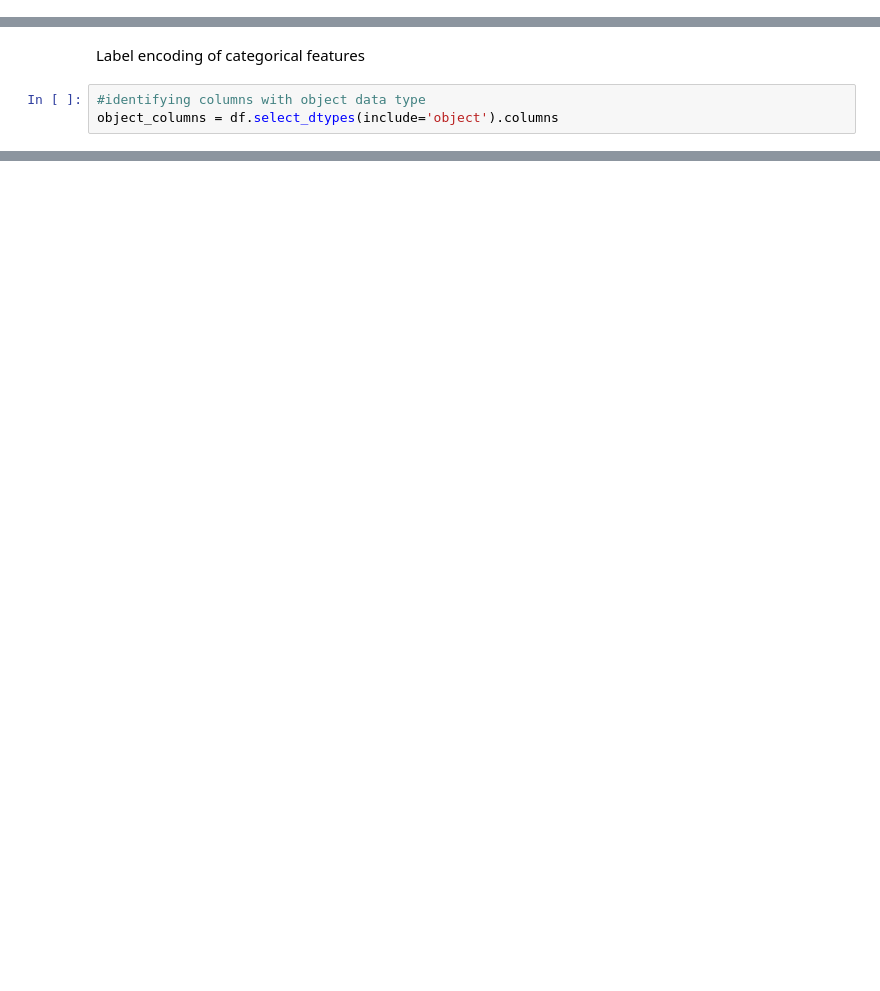
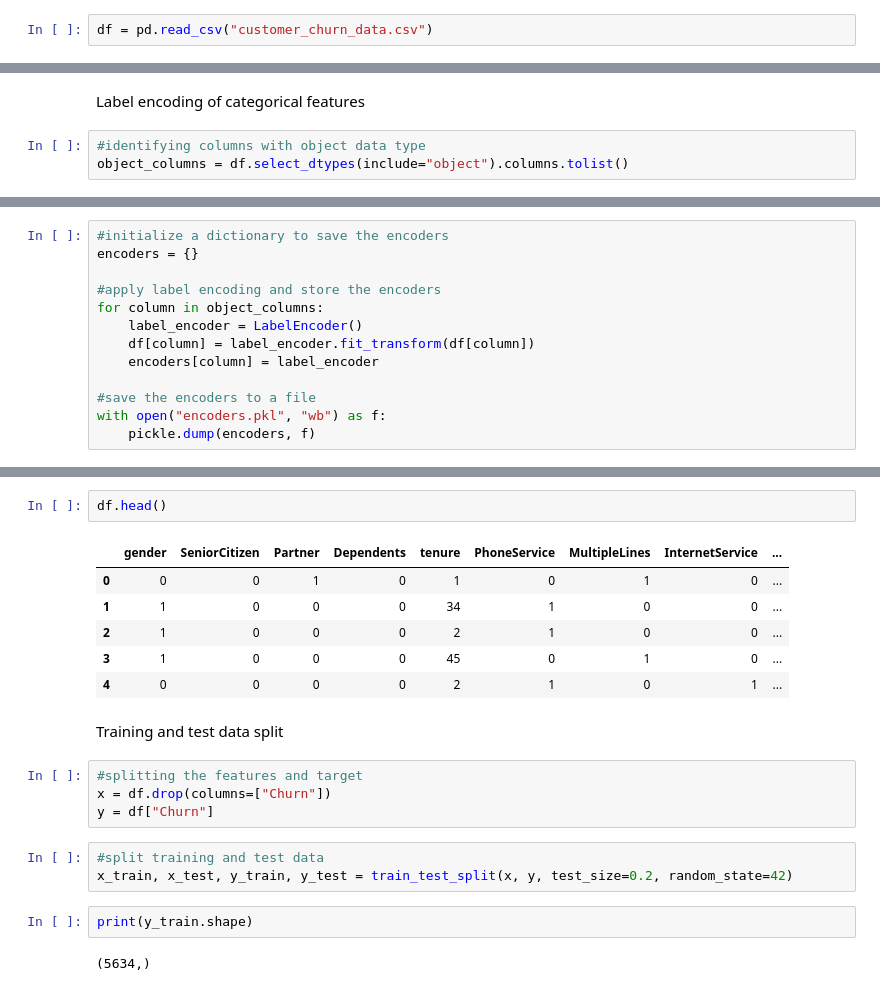
Before and after one commit to Mohammedkaifuddin/customer-churn-data-science-ml, a Jupyter notebook: notebook.ipynb, the cells around one changed output, grey strips where cells are left out. Cells and saved outputs as stored; diff of their text form; blank space fills up the shorter version.

Commit message:
Added churn prediction notebook

```diff
--- a/notebook.ipynb
+++ b/notebook.ipynb
@@ -374,3 +379,5 @@ Churn
 0    5174
 1    1869
 Name: count, dtype: int64
+# %%
+df = pd.read_csv("customer_churn_data.csv")
@@ -378,7 +387,7 @@ Name: count, dtype: int64
 Label encoding of categorical features
 # %%
 #identifying columns with object data type
-object_columns = df.select_dtypes(include='object').columns
+object_columns = df.select_dtypes(include="object").columns.tolist()
 # %%
 print(object_columns)
 # %% [output]
@@ -389,0 +395,13 @@ Index(['gender', 'Partner', 'Dependents', 'PhoneService', 'MultipleLines',
+# %%
+#initialize a dictionary to save the encoders
+encoders = {}
+
+#apply label encoding and store the encoders
+for column in object_columns:
+    label_encoder = LabelEncoder()
+    df[column] = label_encoder.fit_transform(df[column])
+    encoders[column] = label_encoder
+
+#save the encoders to a file
+with open("encoders.pkl", "wb") as f:
+    pickle.dump(encoders, f)
@@ -389,0 +428,22 @@ Index(['gender', 'Partner', 'Dependents', 'PhoneService', 'MultipleLines',
+# %%
+df.head()
+# %% [output]
+|  | gender | SeniorCitizen | Partner | Dependents | tenure | PhoneService | MultipleLines | InternetService | ... |
+| 0 | 0 | 0 | 1 | 0 | 1 | 0 | 1 | 0 | ... |
+| 1 | 1 | 0 | 0 | 0 | 34 | 1 | 0 | 0 | ... |
+| 2 | 1 | 0 | 0 | 0 | 2 | 1 | 0 | 0 | ... |
+| 3 | 1 | 0 | 0 | 0 | 45 | 0 | 1 | 0 | ... |
+| 4 | 0 | 0 | 0 | 0 | 2 | 1 | 0 | 1 | ... |
+# %% [markdown]
+Training and test data split
+# %%
+#splitting the features and target
+x = df.drop(columns=["Churn"])
+y = df["Churn"]
+# %%
+#split training and test data
+x_train, x_test, y_train, y_test = train_test_split(x, y, test_size=0.2, random_state=42)
+# %%
+print(y_train.shape)
+# %% [output]
+(5634,)
```
Also changed, not shown: parts of 39 cells of this notebook.
